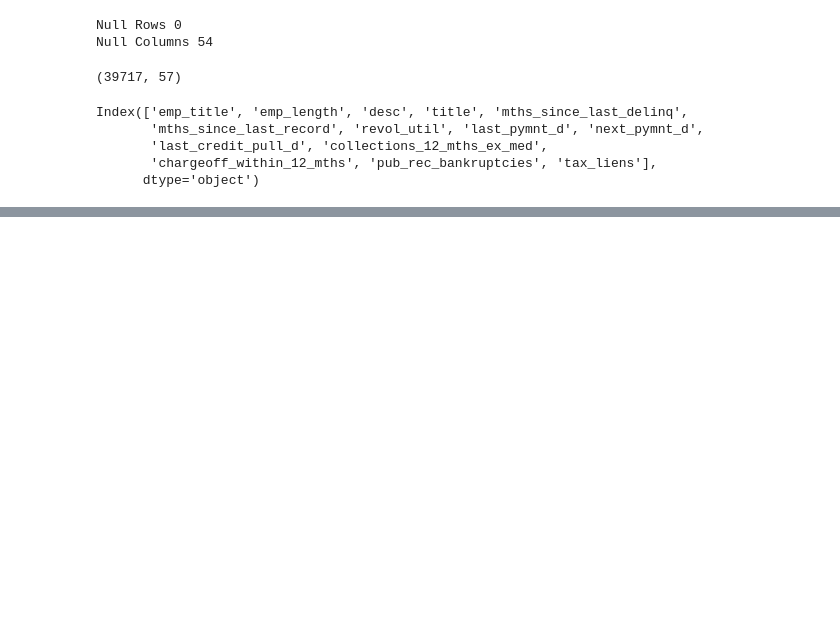
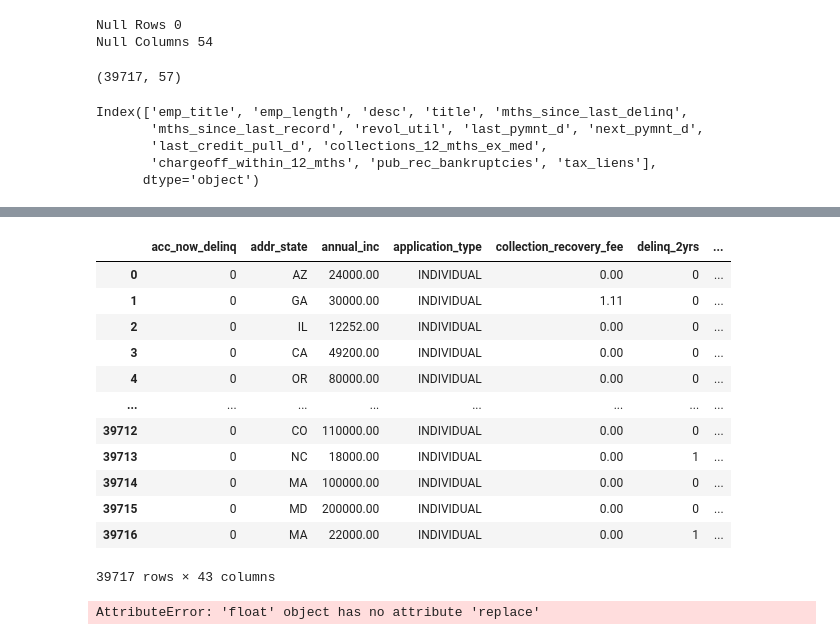
Before and after one commit to venkadesh-kannan/Lending-Club-Case-Study, a Jupyter notebook: venkadesh-kannan.ipynb, the cells around one changed output, grey strips where cells are left out. Drawn from its saved outputs; the diff is of its cells as text; code cells hidden in the pictures; blank space fills up the shorter version.

Commit message:
data cleanup performed on new dataframe

```diff
--- a/venkadesh-kannan.ipynb
+++ b/venkadesh-kannan.ipynb
@@ -81,3 +87,6 @@ Index(['emp_title', 'emp_length', 'desc', 'title', 'mths_since_last_delinq',
        'last_credit_pull_d', 'collections_12_mths_ex_med',
        'chargeoff_within_12_mths', 'pub_rec_bankruptcies', 'tax_liens'],
       dtype='object')
+# %%
+#Loading all non Null columns to a new dataframe - loandf1
+loandf1=loandf.dropna(axis=1,how='any')
@@ -83,0 +103,18 @@ Index(['emp_title', 'emp_length', 'desc', 'title', 'mths_since_last_delinq',
+# %%
+#resorting index
+loandf1 = loandf1.reindex(sorted(loandf1.columns), axis=1)
+loandf1
+# %% [output]
+|  | acc_now_delinq | addr_state | annual_inc | application_type | collection_recovery_fee | delinq_2yrs | ... |
+| 0 | 0 | AZ | 24000.00 | INDIVIDUAL | 0.00 | 0 | ... |
+| 1 | 0 | GA | 30000.00 | INDIVIDUAL | 1.11 | 0 | ... |
+| 2 | 0 | IL | 12252.00 | INDIVIDUAL | 0.00 | 0 | ... |
+| 3 | 0 | CA | 49200.00 | INDIVIDUAL | 0.00 | 0 | ... |
+| 4 | 0 | OR | 80000.00 | INDIVIDUAL | 0.00 | 0 | ... |
+| ... | ... | ... | ... | ... | ... | ... | ... |
+| 39712 | 0 | CO | 110000.00 | INDIVIDUAL | 0.00 | 0 | ... |
+| 39713 | 0 | NC | 18000.00 | INDIVIDUAL | 0.00 | 1 | ... |
+| 39714 | 0 | MA | 100000.00 | INDIVIDUAL | 0.00 | 0 | ... |
+| 39715 | 0 | MD | 200000.00 | INDIVIDUAL | 0.00 | 0 | ... |
+| 39716 | 0 | MA | 22000.00 | INDIVIDUAL | 0.00 | 1 | ... |
+39717 rows × 43 columns
@@ -83,0 +135,5 @@ Index(['emp_title', 'emp_length', 'desc', 'title', 'mths_since_last_delinq',
+# %%
+# Converting int_rate column to float
+loandf1['int_rate'] = loandf1['int_rate'].apply(lambda x: float(x.replace('%', '').strip()))
+# %% [output]
+AttributeError: 'float' object has no attribute 'replace'
```
Also changed, not shown: parts of 6 cells of this notebook.
